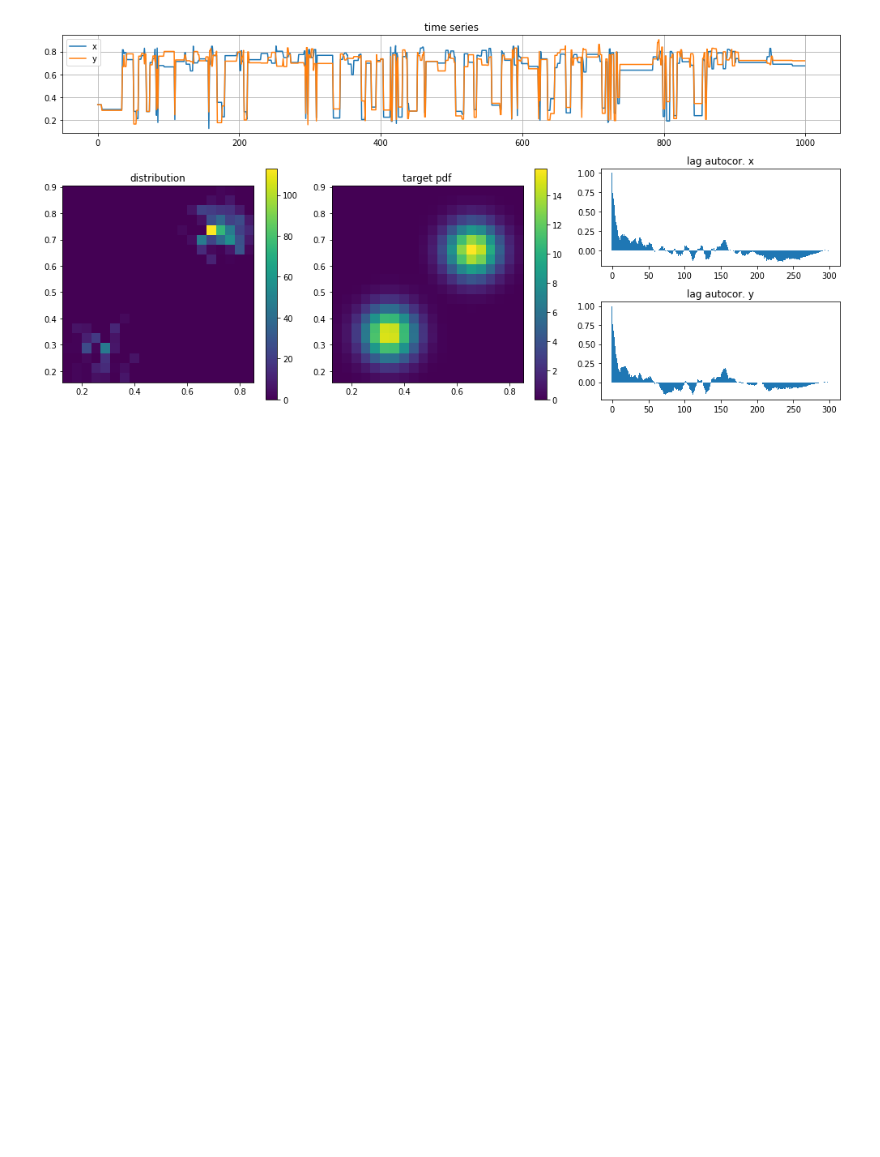
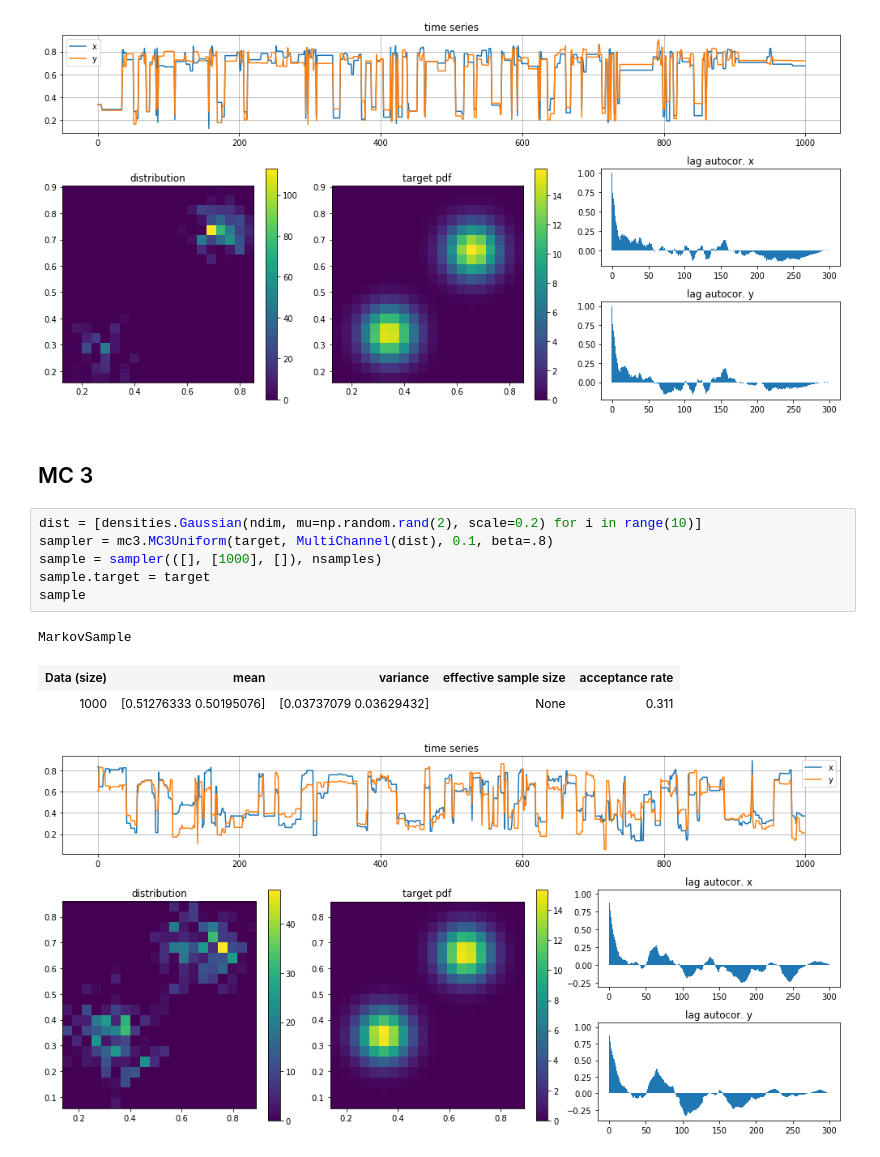
Before and after one commit to mathisgerdes/hep-monte-carlo, a Jupyter notebook: examples.ipynb, the cells around one changed output. Saved outputs shown, nothing was run; the diff lists cells and outputs as text; blank space fills up the shorter version.

```diff
--- a/examples.ipynb
+++ b/examples.ipynb
@@ -296,3 +296,16 @@ MarkovSample
 | Data (size) | mean | variance | effective sample size | acceptance rate |
 | 1000 | [0.62774866 0.6328543 ] | [0.03877511 0.03829287] | None | 0.226 |
 [figure]
+# %% [markdown]
+## MC 3
+# %%
+dist = [densities.Gaussian(ndim, mu=np.random.rand(2), scale=0.2) for i in range(10)]
+sampler = mc3.MC3Uniform(target, MultiChannel(dist), 0.1, beta=.8)
+sample = sampler(([], [1000], []), nsamples)
+sample.target = target
+sample
+# %% [output]
+MarkovSample
+| Data (size) | mean | variance | effective sample size | acceptance rate |
+| 1000 | [0.51276333 0.50195076] | [0.03737079 0.03629432] | None | 0.311 |
+[figure, added]
```
Also changed, not shown: parts of 1 cell of this notebook.
